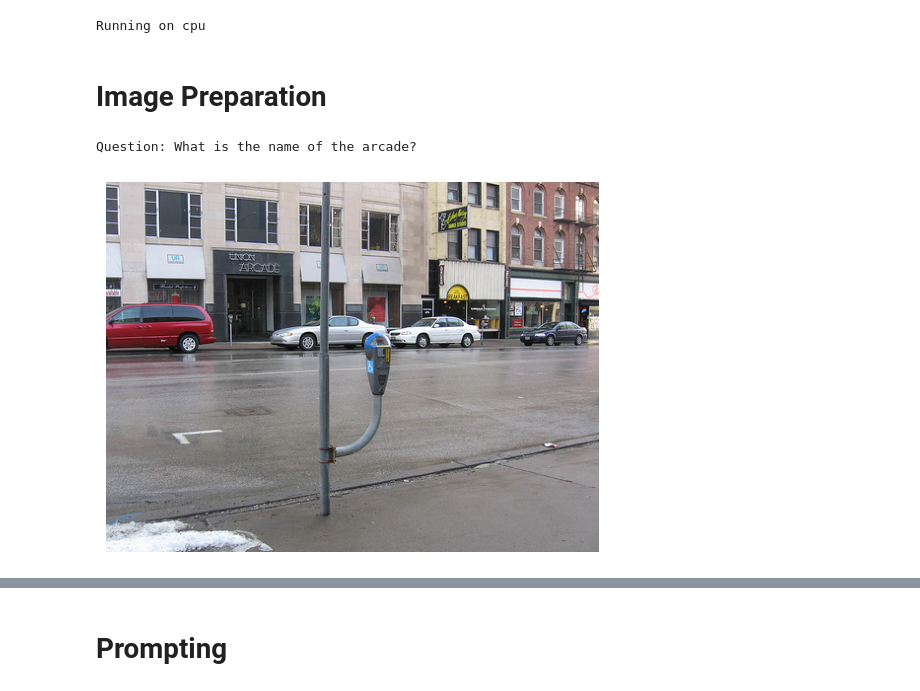
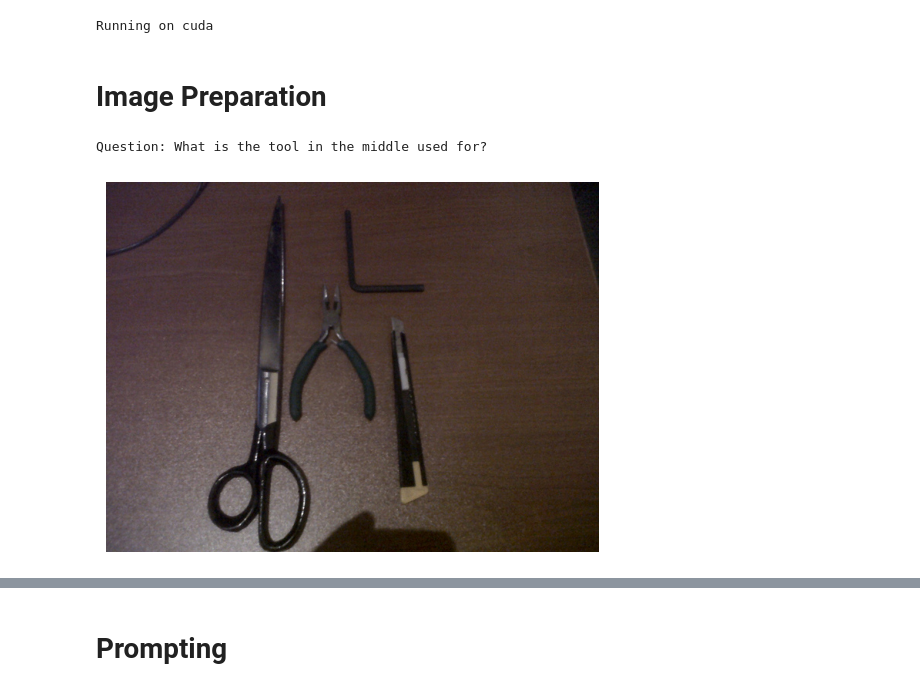
Before and after one commit to afie1d/hrc-uncertainty, a Jupyter notebook: src/main.ipynb, the cells around one changed output, grey strips where cells are left out. Saved outputs shown, nothing was run; the diff lists cells and outputs as text; code cells hidden in the pictures.

```diff
--- a/src/main.ipynb
+++ b/src/main.ipynb
@@ -15,14 +18,17 @@ torch version: 2.5.1
+# %%
+device = "cuda" if torch.cuda.is_available() else "cpu"
+print("Running on", device)
+# %% [output]
+Running on cuda
 # %%
-device = "cuda" if torch.cuda.is_available() else "cpu"
-print("Running on", device)
+torch.cuda.set_device(1)
+
 
 model_name = "Salesforce/instructblip-flan-t5-xl"
 model = InstructBlipForConditionalGeneration.from_pretrained(model_name).to(device)
 processor = InstructBlipProcessor.from_pretrained(model_name)
 
 det_model = load_det_model()
-# %% [output]
-Running on cpu
 # %% [markdown]
 # Image Preparation
 # %%
@@ -50,22 +56,22 @@ ans_diff_reasons = ["low quality image",
 # %%
 json_file = '/home/fieldaj1/thesis/data/VQA2.0/VQA_ans_diff_train.json'
 
-img_path = '/home/fieldaj1/thesis/data/VQA2.0/img/COCO_train2014_000000222629.jpg'
+img_path = '/home/fieldaj1/thesis/data/VQA2.0/img/COCO_train2014_000000001084.jpg'
 img = cv2.imread(img_path)
 image_rgb = cv2.cvtColor(img, cv2.COLOR_BGR2RGB)
 
 qip = find_json_obj(json_file, img_path)
 prompt = qip.get("question")
 ans_diff_labels = qip.get("ans_diff_labels")
 
 print("Question:", prompt)
 
 plt.imshow(image_rgb)
 plt.axis('off')
 plt.show()
 # %% [output]
-Question: What is the name of the arcade?
+Question: What is the tool in the middle used for?
-[figure, old version]
+[figure, new version]
 # %%
 def write_images(imgs, path_name, suffix):
     paths = []
```
Also changed, not shown: parts of 8 cells of this notebook, 3 other files.
